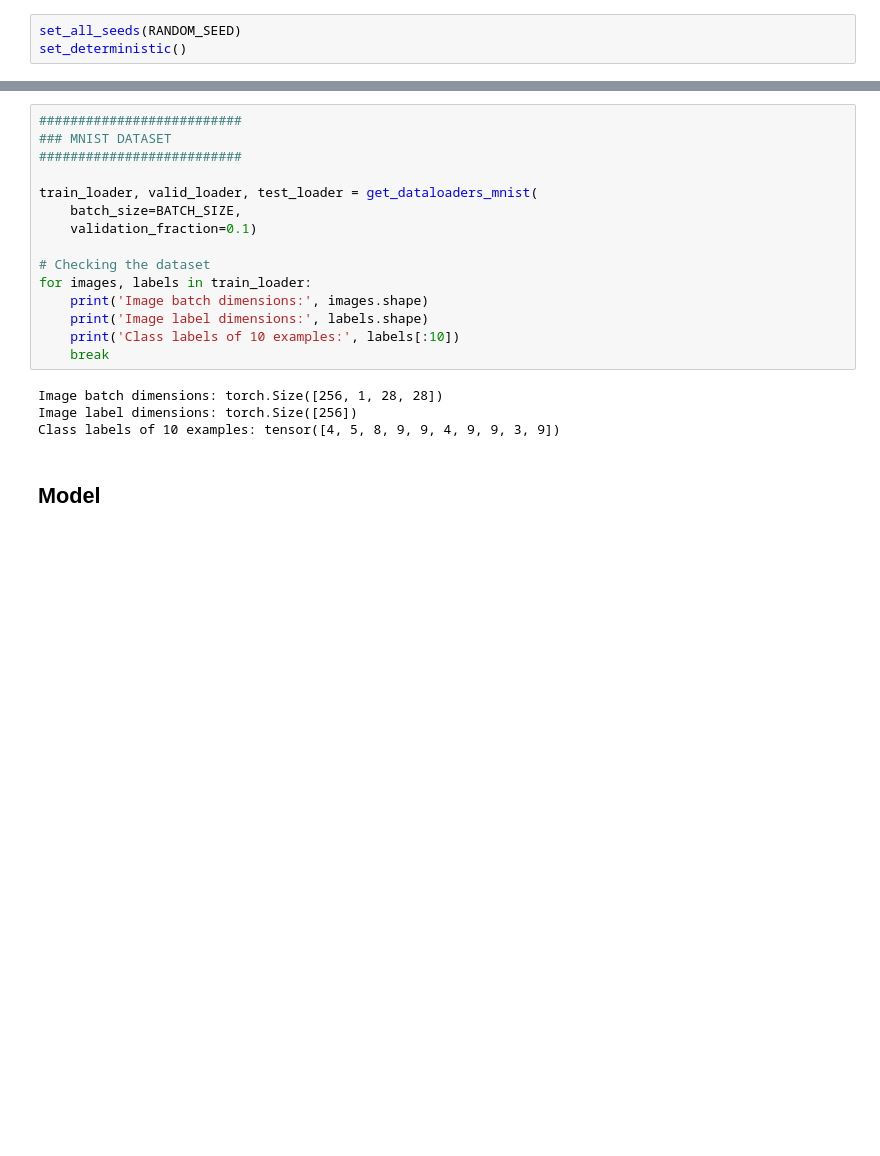
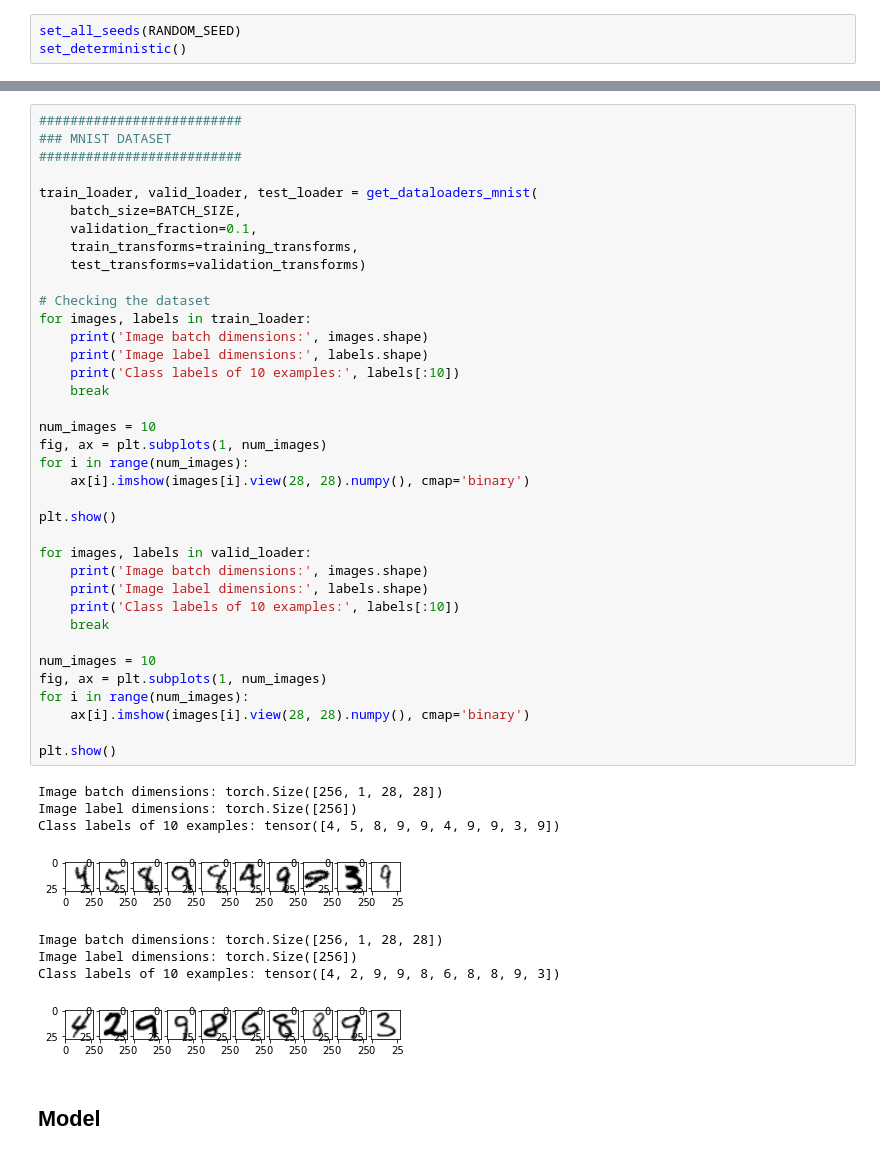
Before and after one commit to andrei-radulescu-banu/stat453-deep-learning-ss21, a Jupyter notebook: L12/code/experiment5.ipynb, the cells around one changed output, grey strips where cells are left out. Drawn from its saved outputs; the diff is of its cells as text; blank space fills up the shorter version.

```diff
--- a/L12/code/experiment5.ipynb
+++ b/L12/code/experiment5.ipynb
@@ -91,22 +134,49 @@ set_deterministic()
 # %%
 ##########################
 ### MNIST DATASET
 ##########################
 
 train_loader, valid_loader, test_loader = get_dataloaders_mnist(
     batch_size=BATCH_SIZE,
-    validation_fraction=0.1)
+    validation_fraction=0.1,
+    train_transforms=training_transforms,
+    test_transforms=validation_transforms)
 
 # Checking the dataset
 for images, labels in train_loader:
     print('Image batch dimensions:', images.shape)
     print('Image label dimensions:', labels.shape)
     print('Class labels of 10 examples:', labels[:10])
     break
+
+num_images = 10
+fig, ax = plt.subplots(1, num_images)
+for i in range(num_images):
+    ax[i].imshow(images[i].view(28, 28).numpy(), cmap='binary')
+
+plt.show()
+
+for images, labels in valid_loader:
+    print('Image batch dimensions:', images.shape)
+    print('Image label dimensions:', labels.shape)
+    print('Class labels of 10 examples:', labels[:10])
+    break
+
+num_images = 10
+fig, ax = plt.subplots(1, num_images)
+for i in range(num_images):
+    ax[i].imshow(images[i].view(28, 28).numpy(), cmap='binary')
+
+plt.show()
 # %% [output]
 Image batch dimensions: torch.Size([256, 1, 28, 28])
 Image label dimensions: torch.Size([256])
 Class labels of 10 examples: tensor([4, 5, 8, 9, 9, 4, 9, 9, 3, 9])
+[figure, added]
+Image batch dimensions: torch.Size([256, 1, 28, 28])
+Image label dimensions: torch.Size([256])
+Class labels of 10 examples: tensor([4, 2, 9, 9, 8, 6, 8, 8, 9, 3])
+[figure, added]
 # %% [markdown]
 ## Model
 # %%
```
Also changed, not shown: parts of 7 cells of this notebook.
